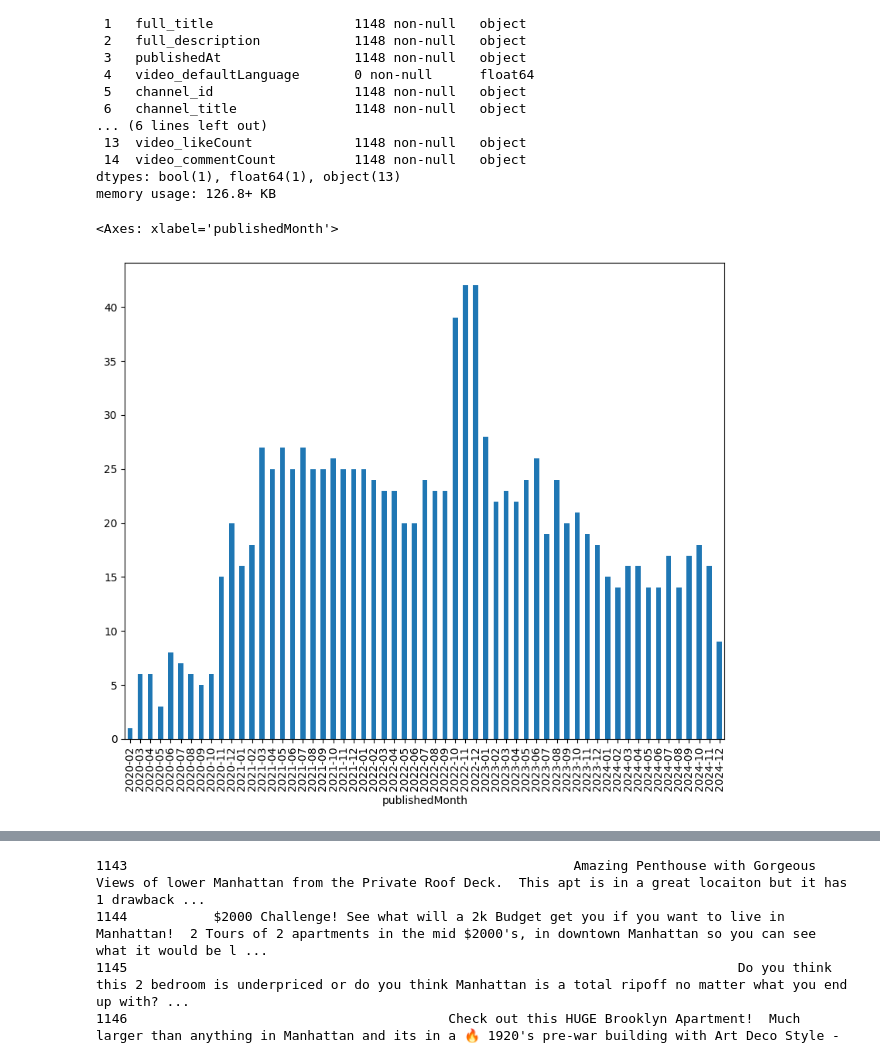
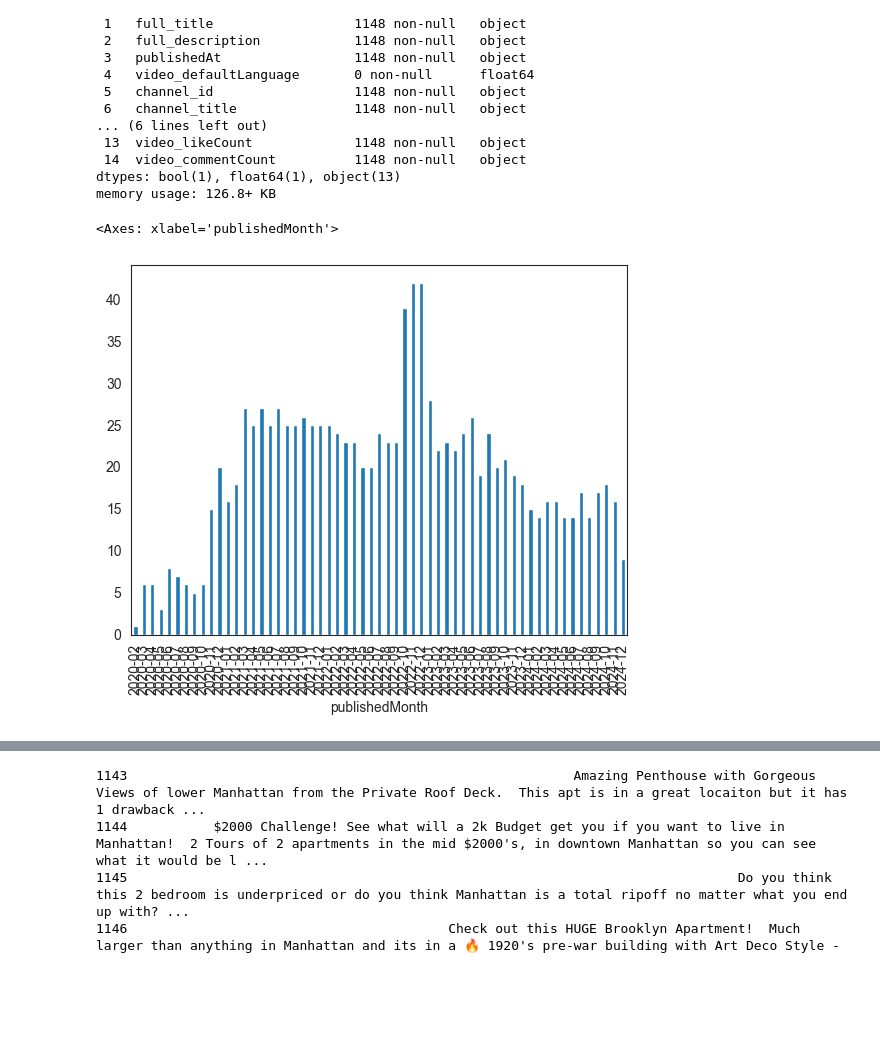
Before and after one commit to kcinbk/cash_jordan_slate, a Jupyter notebook: EDA_cash_jordan.ipynb, the cells around one changed output, grey strips where cells are left out. Saved outputs shown, nothing was run; the diff lists cells and outputs as text; code cells hidden in the pictures; blank space fills up the shorter version.

```diff
--- a/EDA_cash_jordan.ipynb
+++ b/EDA_cash_jordan.ipynb
@@ -52,12 +51,16 @@ count_columns = df.columns[df.columns.str.contains('count', case=False)]
 df[count_columns] = df[count_columns].apply(pd.to_numeric)
 # %%
-df['publishedDate'] = pd.to_datetime(df.publishedAt).dt.strftime("%Y-%m-%d")
-df['publishedMonth'] = pd.to_datetime(df.publishedAt).dt.strftime("%Y-%m")
+# Extract the year, month and date datetime info and store in a new colum 'publishedDate'
+df['publishedDate'] = pd.to_datetime(df['publishedAt']).dt.strftime("%Y-%m-%d")
 
-df.publishedAt = pd.to_datetime(df.publishedAt)
+# Extract the year and month datetime info and store in a new column 'publishedMonth'
+df['publishedMonth'] = pd.to_datetime(df['publishedAt']).dt.strftime("%Y-%m")
+
+# Convert the 'publishedAt' column to datetime objects for further datetime operations
+df['publishedAt'] = pd.to_datetime(df['publishedAt'])
 # %%
-df['publishedMonth'].value_counts(dropna=False).sort_index().plot(kind='bar',
-                                                      figsize=(10,8))
+# Examine the overall distribution the dataset
+df['publishedMonth'].value_counts(dropna=False).sort_index().plot(kind='bar')
 # %% [output]
 <Axes: xlabel='publishedMonth'>
-[figure, old version]
+[figure, new version]
```
Also changed, not shown: parts of 29 cells of this notebook, 2 other files.
